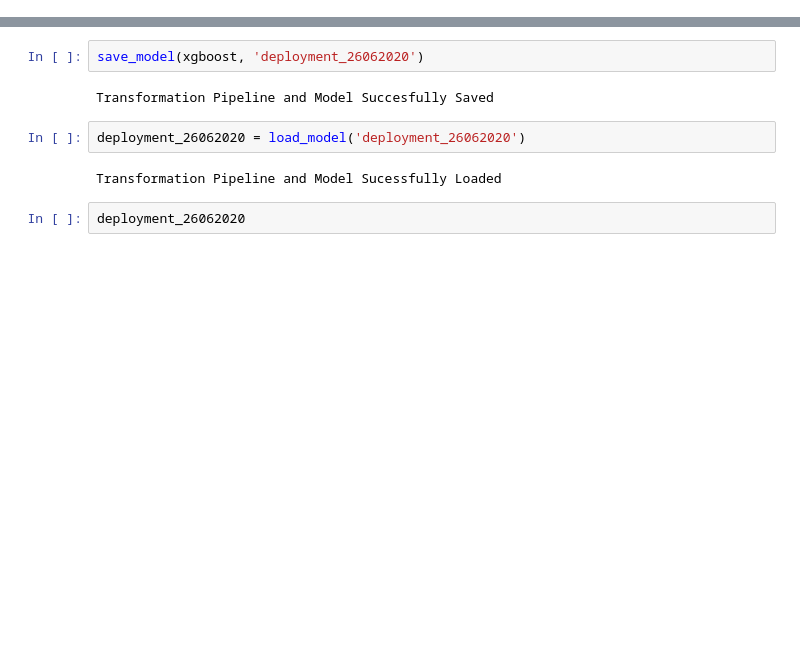
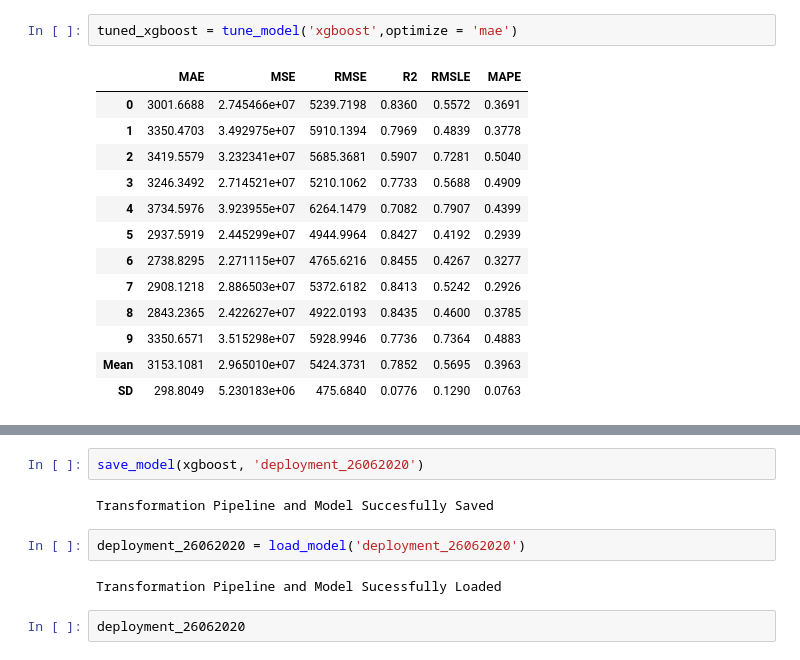
Before and after one commit to simoneperazzoli/pycaret-deployment-streamlit, a Jupyter notebook: Insurance_Model_Training_Notebook.ipynb, the cells around one changed output, grey strips where cells are left out. Drawn from its saved outputs; the diff is of its cells as text; blank space fills up the shorter version.

```diff
--- a/Insurance_Model_Training_Notebook.ipynb
+++ b/Insurance_Model_Training_Notebook.ipynb
@@ -52,3 +83,19 @@ xgboost = create_model('xgboost')
+# %%
+tuned_xgboost = tune_model('xgboost',optimize = 'mae')
+# %% [output]
+|  | MAE | MSE | RMSE | R2 | RMSLE | MAPE |
+| 0 | 3001.6688 | 2.745466e+07 | 5239.7198 | 0.8360 | 0.5572 | 0.3691 |
+| 1 | 3350.4703 | 3.492975e+07 | 5910.1394 | 0.7969 | 0.4839 | 0.3778 |
+| 2 | 3419.5579 | 3.232341e+07 | 5685.3681 | 0.5907 | 0.7281 | 0.5040 |
+| 3 | 3246.3492 | 2.714521e+07 | 5210.1062 | 0.7733 | 0.5688 | 0.4909 |
+| 4 | 3734.5976 | 3.923955e+07 | 6264.1479 | 0.7082 | 0.7907 | 0.4399 |
+| 5 | 2937.5919 | 2.445299e+07 | 4944.9964 | 0.8427 | 0.4192 | 0.2939 |
+| 6 | 2738.8295 | 2.271115e+07 | 4765.6216 | 0.8455 | 0.4267 | 0.3277 |
+| 7 | 2908.1218 | 2.886503e+07 | 5372.6182 | 0.8413 | 0.5242 | 0.2926 |
+| 8 | 2843.2365 | 2.422627e+07 | 4922.0193 | 0.8435 | 0.4600 | 0.3785 |
+| 9 | 3350.6571 | 3.515298e+07 | 5928.9946 | 0.7736 | 0.7364 | 0.4883 |
+| Mean | 3153.1081 | 2.965010e+07 | 5424.3731 | 0.7852 | 0.5695 | 0.3963 |
+| SD | 298.8049 | 5.230183e+06 | 475.6840 | 0.0776 | 0.1290 | 0.0763 |
 # %%
 plot_model(xgboost)
 # %% [output]
```
Also changed, not shown: parts of 20 cells of this notebook, 2 other files.
